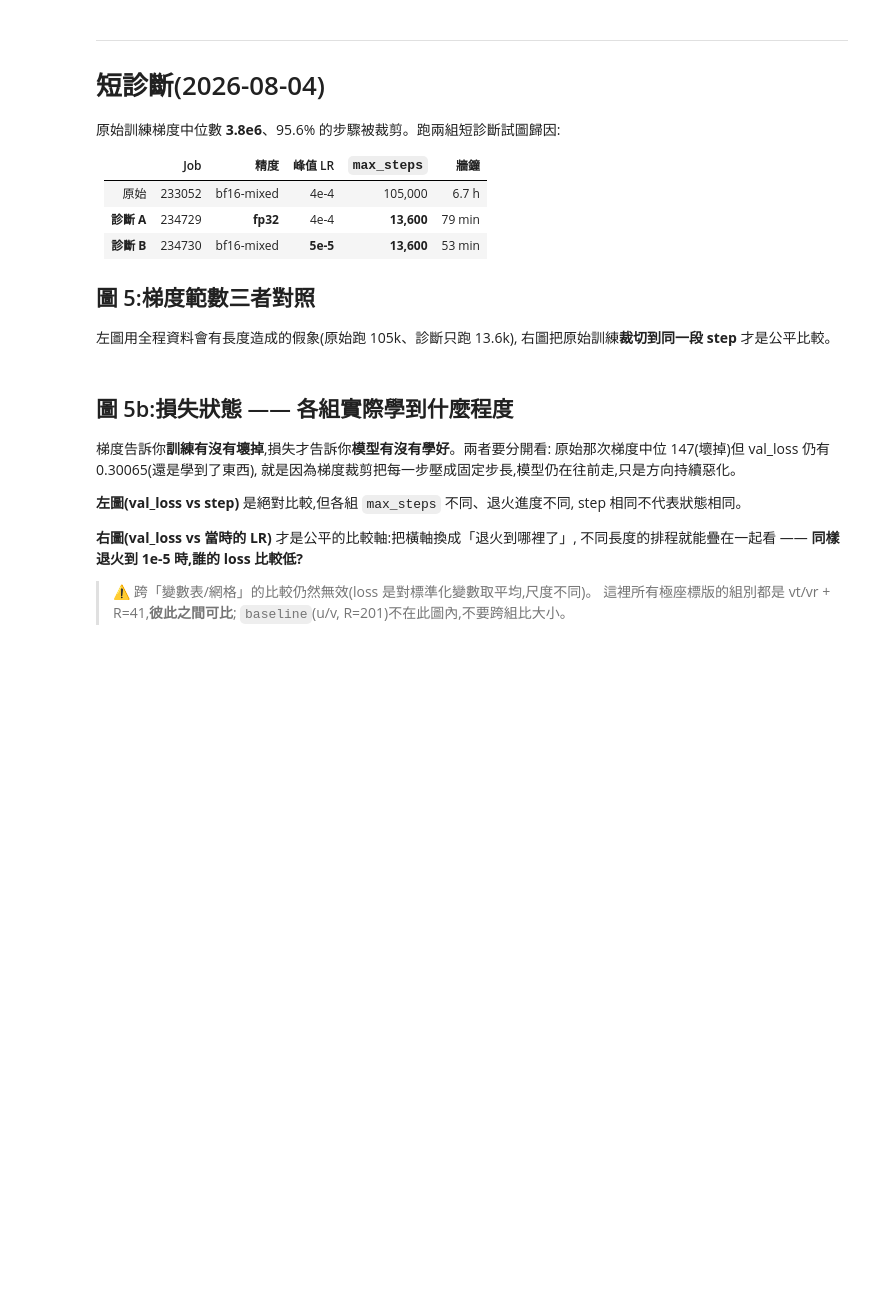
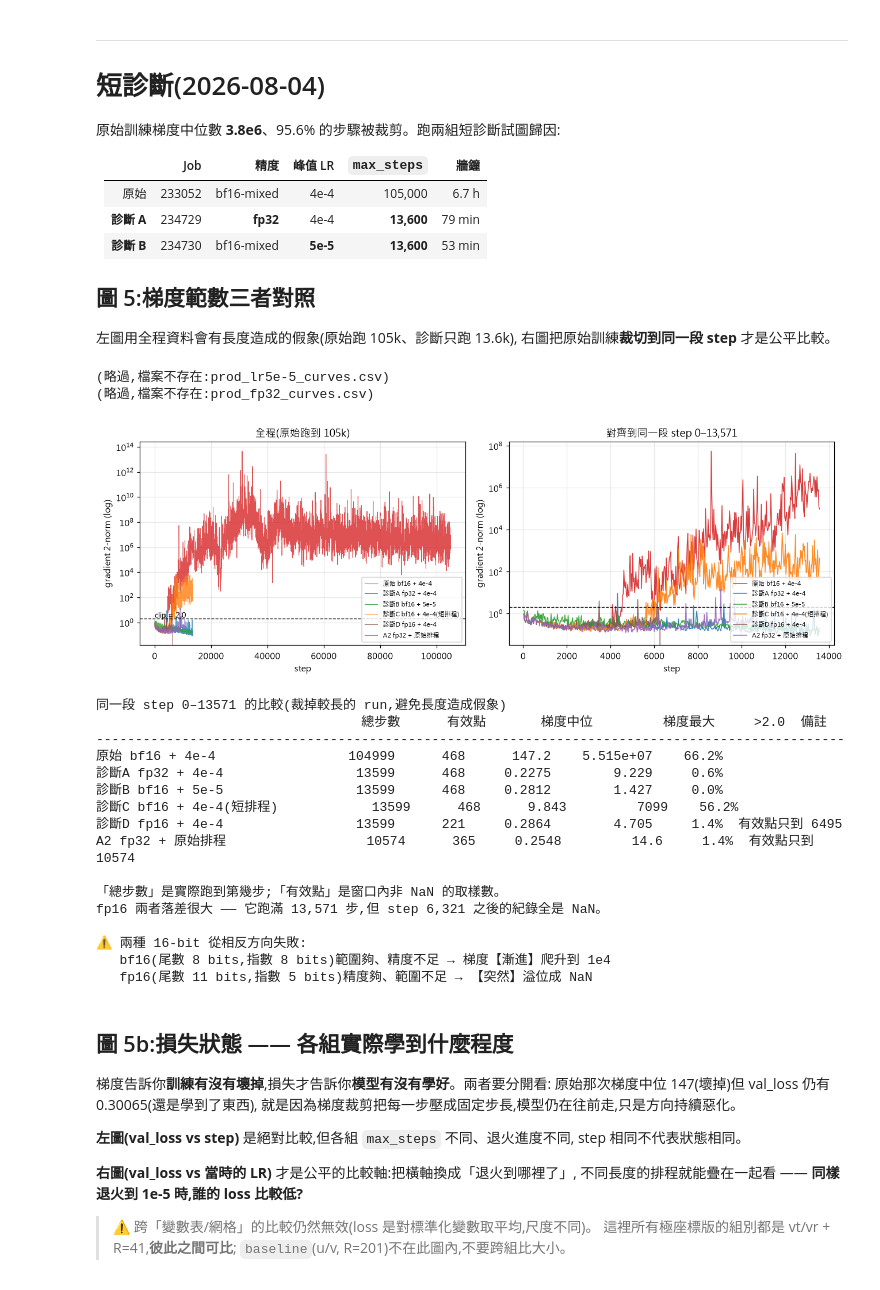
Before and after one commit to Payne721401/LLAT_polar, a Jupyter notebook: analysis/training_analysis.ipynb, the cells around one changed output. Drawn from its saved outputs; the diff is of its cells as text; code cells hidden in the pictures; blank space fills up the shorter version.

```diff
--- a/analysis/training_analysis.ipynb
+++ b/analysis/training_analysis.ipynb
@@ -360,34 +360,56 @@ for a_, t in zip(ax, ["全程(原始跑到 105k)", "對齊到同一段 step 0–
     a_.set_xlabel("step")
     a_.set_ylabel("gradient 2-norm (log)")
     a_.set_title(t)
-    a_.legend(fontsize=7.5, loc="lower right")
+# 左圖曲線集中在左半,圖例放右下;右圖曲線往右上爬,圖例必須放左上才不擋線
+ax[0].legend(fontsize=7.5, loc="lower right")
+ax[1].legend(fontsize=7.5, loc="upper left")
 ax[0].annotate("clip = 2.0", (0, 2.4), fontsize=8.5)
 
 plt.tight_layout()
 plt.show()
 
 
 print("\n同一段 step 0–%d 的比較(裁掉較長的 run,避免長度造成假象)" % CUT)
 print("%-28s %8s %8s %10s %12s %8s  %s"
       % ("", "總步數", "有效點", "梯度中位", "梯度最大", ">2.0", "備註"))
 print("-" * 96)
 for n, d, _ in RUNS:
     s, g = ser(d, "gradient_2norm")
     seg = g[s <= CUT]
     total = int(d["step"].max())          # 實際跑到第幾步(含 NaN 之後)
     nz = nan_onset(d)
     note = "" if nz is None else "step %d 起 NaN,權重損壞" % nz
     if int(s.max()) < CUT:
         note = ("有效點只到 %d" % s.max()) + (";" + note if note else "")
     print("%-28s %8d %8d %10.4g %12.4g %7.1f%%  %s"
           % (n, total, len(seg), np.median(seg), seg.max(),
              100 * (seg > 2).mean(), note))
 
 print("\n「總步數」是實際跑到第幾步;「有效點」是窗口內非 NaN 的取樣數。")
 print("fp16 兩者落差很大 —— 它跑滿 13,571 步,但 step 6,321 之後的紀錄全是 NaN。")
 print("\n⚠️ 兩種 16-bit 從相反方向失敗:")
 print("   bf16(尾數 8 bits,指數 8 bits)範圍夠、精度不足 → 梯度【漸進】爬升到 1e4")
 print("   fp16(尾數 11 bits,指數 5 bits)精度夠、範圍不足 → 【突然】溢位成 NaN")
+# %% [output]
+(略過,檔案不存在:prod_lr5e-5_curves.csv)
+(略過,檔案不存在:prod_fp32_curves.csv)
+[figure, added]
+同一段 step 0–13571 的比較(裁掉較長的 run,避免長度造成假象)
+                                  總步數      有效點       梯度中位         梯度最大     >2.0  備註
+------------------------------------------------------------------------------------------------
+原始 bf16 + 4e-4                 104999      468      147.2    5.515e+07    66.2%
+診斷A fp32 + 4e-4                 13599      468     0.2275        9.229     0.6%
+診斷B bf16 + 5e-5                 13599      468     0.2812        1.427     0.0%
+診斷C bf16 + 4e-4(短排程)            13599      468      9.843         7099    56.2%
+診斷D fp16 + 4e-4                 13599      221     0.2864        4.705     1.4%  有效點只到 6495
+A2 fp32 + 原始排程                  10574      365     0.2548         14.6     1.4%  有效點只到 10574
+
+「總步數」是實際跑到第幾步;「有效點」是窗口內非 NaN 的取樣數。
+fp16 兩者落差很大 —— 它跑滿 13,571 步,但 step 6,321 之後的紀錄全是 NaN。
+
+⚠️ 兩種 16-bit 從相反方向失敗:
+   bf16(尾數 8 bits,指數 8 bits)範圍夠、精度不足 → 梯度【漸進】爬升到 1e4
+   fp16(尾數 11 bits,指數 5 bits)精度夠、範圍不足 → 【突然】溢位成 NaN
 # %% [markdown]
 ## 圖 5b:損失狀態 —— 各組實際學到什麼程度
 
```
Also changed, not shown: parts of 7 cells of this notebook.
